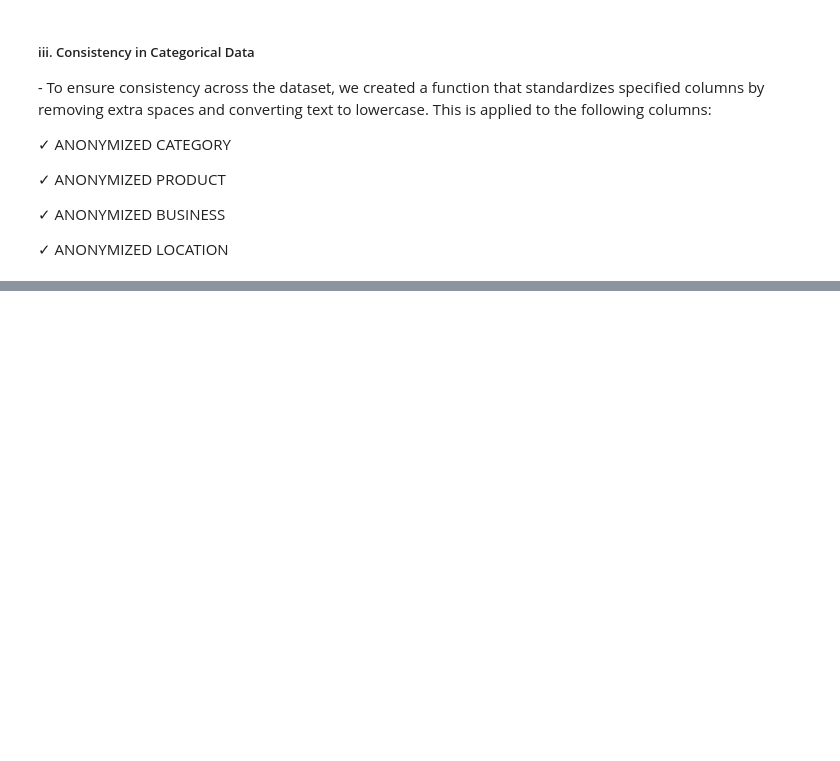
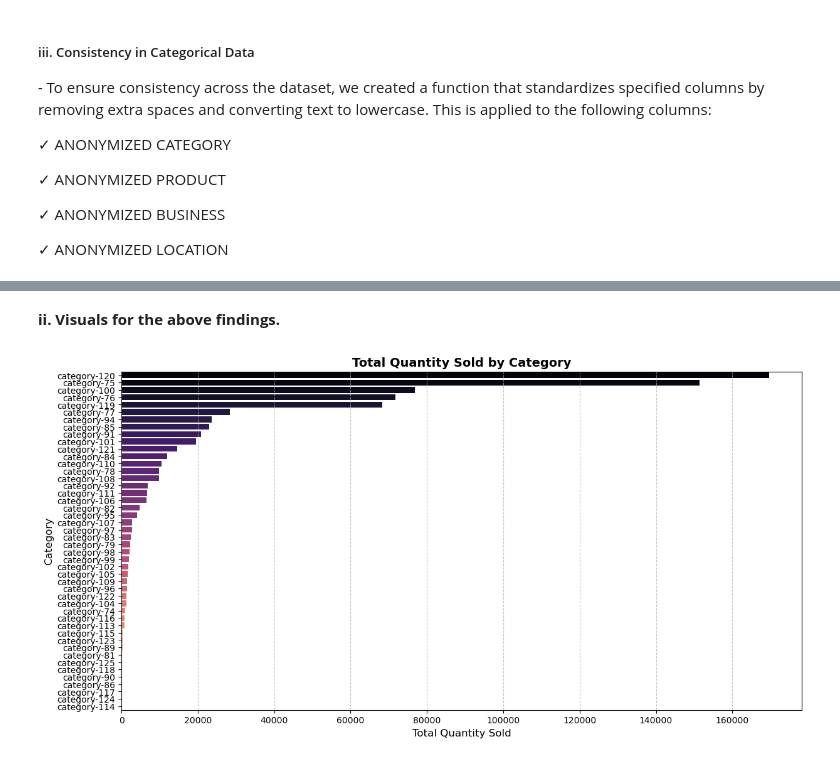
Before and after one commit to PaulMuniu/Kwanza-Tukule-Data-Analysis, a Jupyter notebook: Kwanza_Tukule.ipynb, the cells around one changed output, grey strips where cells are left out. Saved outputs shown, nothing was run; the diff lists cells and outputs as text; code cells hidden in the pictures; blank space fills up the shorter version.

```diff
--- a/Kwanza_Tukule.ipynb
+++ b/Kwanza_Tukule.ipynb
@@ -256,0 +295,4 @@ data.head()
+# %%
+# calculating the Value column(Value = Quantity × Unit Price)
+data["VALUE"] = data["QUANTITY"] * data["UNIT PRICE"]
+data.head(2)
@@ -256,0 +303,14 @@ data.head()
+# %%
+# Total Quantity and Value grouped by Anonymized Category
+category_group = data.groupby('ANONYMIZED CATEGORY').agg({
+    'QUANTITY':'sum' , 'VALUE':'sum'}).reset_index()
+
+# Total Quantity and Value grouped by Anonymized Business
+business_group = data.groupby('ANONYMIZED BUSINESS').agg({
+    'QUANTITY':'sum' ,'VALUE':'sum'}).reset_index()
+
+print("Grouped by Anonymized Category:")
+print(category_group.head())
+
+print("\nGrouped by Anonymized Business:")
+print(business_group.head())
@@ -256,0 +333,29 @@ data.head()
+# %% [markdown]
+**ii. Visuals for the above findings.**
+# %%
+# Sorting data
+category_group = category_group.sort_values(by="QUANTITY", ascending=False)
+
+# Matplotlib & Seaborn - Quantity
+plt.figure(figsize=(14, 7))
+sns.barplot(data=category_group, x="QUANTITY", y="ANONYMIZED CATEGORY", palette="magma")
+plt.title("Total Quantity Sold by Category", fontsize=14, fontweight="bold")
+plt.xlabel("Total Quantity Sold", fontsize=12)
+plt.ylabel("Category", fontsize=12)
+plt.grid(axis="x", linestyle="--", alpha=0.7)
+plt.show()
+
+# Plotly - Quantity (Interactive)
+fig = px.bar(category_group,
+             x="QUANTITY",
+             y="ANONYMIZED CATEGORY",
+             text="QUANTITY",
+             color="QUANTITY",
+             color_continuous_scale="viridis",
+             title="Total Quantity Sold by Category")
+
+fig.update_traces(texttemplate="%{text:,.0f}", textposition="outside")
+fig.update_layout(yaxis_title="Category", xaxis_title="Total Quantity Sold", title_x=0.5)
+fig.show()
+# %% [output]
+[figure, added]
```
Also changed, not shown: parts of 17 cells of this notebook.
